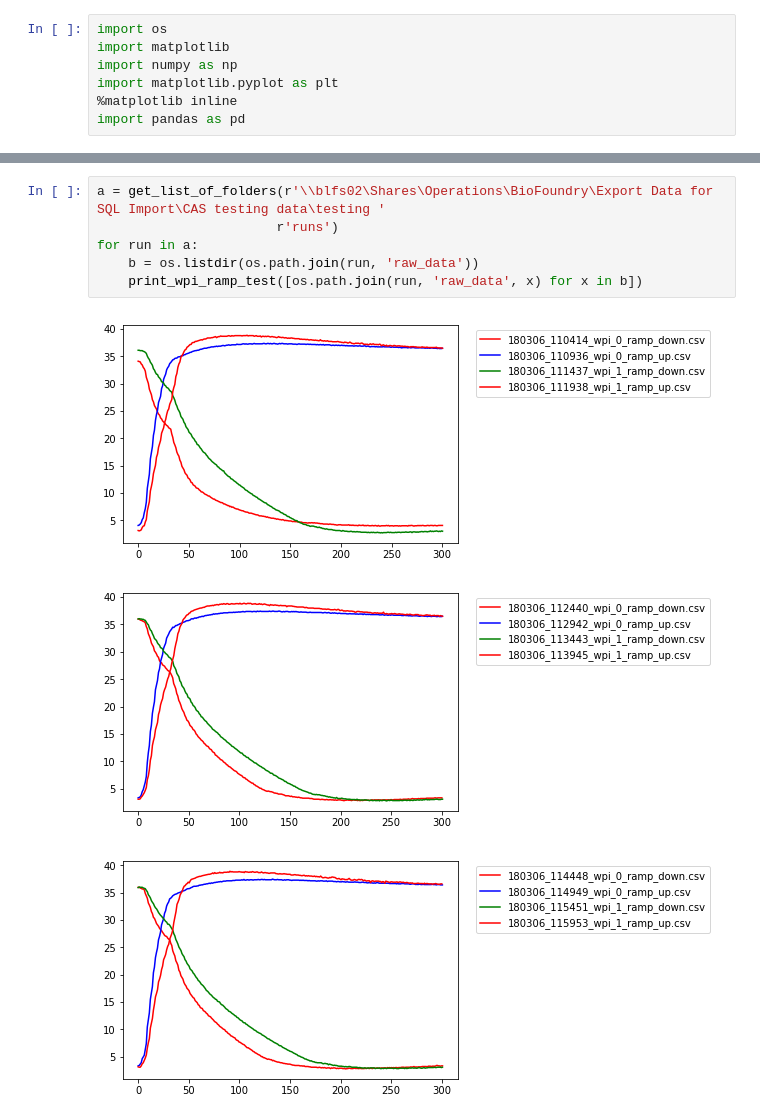
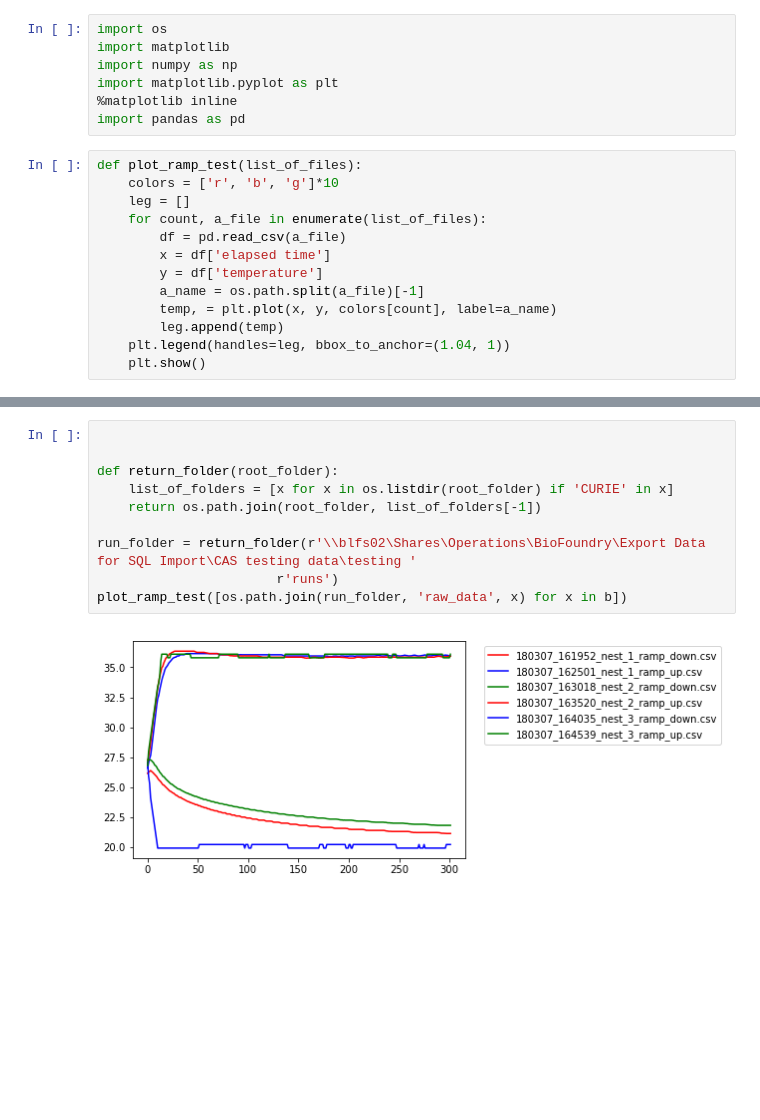
Before and after one commit to nesaboz/random-projects, a Jupyter notebook: plot_csv_files.ipynb, the cells around one changed output, grey strips where cells are left out. Saved outputs shown, nothing was run; the diff lists cells and outputs as text; blank space fills up the shorter version.

Commit message:
supporting multi graphs

```diff
--- a/plot_csv_files.ipynb
+++ b/plot_csv_files.ipynb
@@ -5,5 +5,18 @@ import numpy as np
 import matplotlib.pyplot as plt
 %matplotlib inline
 import pandas as pd
+# %%
+def plot_ramp_test(list_of_files):
+    colors = ['r', 'b', 'g']*10
+    leg = []
+    for count, a_file in enumerate(list_of_files):
+        df = pd.read_csv(a_file)
+        x = df['elapsed time']
+        y = df['temperature']
+        a_name = os.path.split(a_file)[-1]
+        temp, = plt.plot(x, y, colors[count], label=a_name)
+        leg.append(temp)
+    plt.legend(handles=leg, bbox_to_anchor=(1.04, 1))
+    plt.show()
 # %%
 
@@ -33,10 +33,12 @@ def print_wpi_ramp_test(list_of_files):
 # %%
-a = get_list_of_folders(r'\\blfs02\Shares\Operations\BioFoundry\Export Data for SQL Import\CAS testing data\testing '
+
+
+def return_folder(root_folder):
+    list_of_folders = [x for x in os.listdir(root_folder) if 'CURIE' in x]
+    return os.path.join(root_folder, list_of_folders[-1])
+
+run_folder = return_folder(r'\\blfs02\Shares\Operations\BioFoundry\Export Data for SQL Import\CAS testing data\testing '
                        r'runs')
-for run in a:
-    b = os.listdir(os.path.join(run, 'raw_data'))
-    print_wpi_ramp_test([os.path.join(run, 'raw_data', x) for x in b])
+plot_ramp_test([os.path.join(run_folder, 'raw_data', x) for x in b])
 # %% [output]
-[figure, old version]
+[figure, new version]
-[figure, removed]
-[figure, removed]
```
Also changed, not shown: parts of 2 cells of this notebook.
